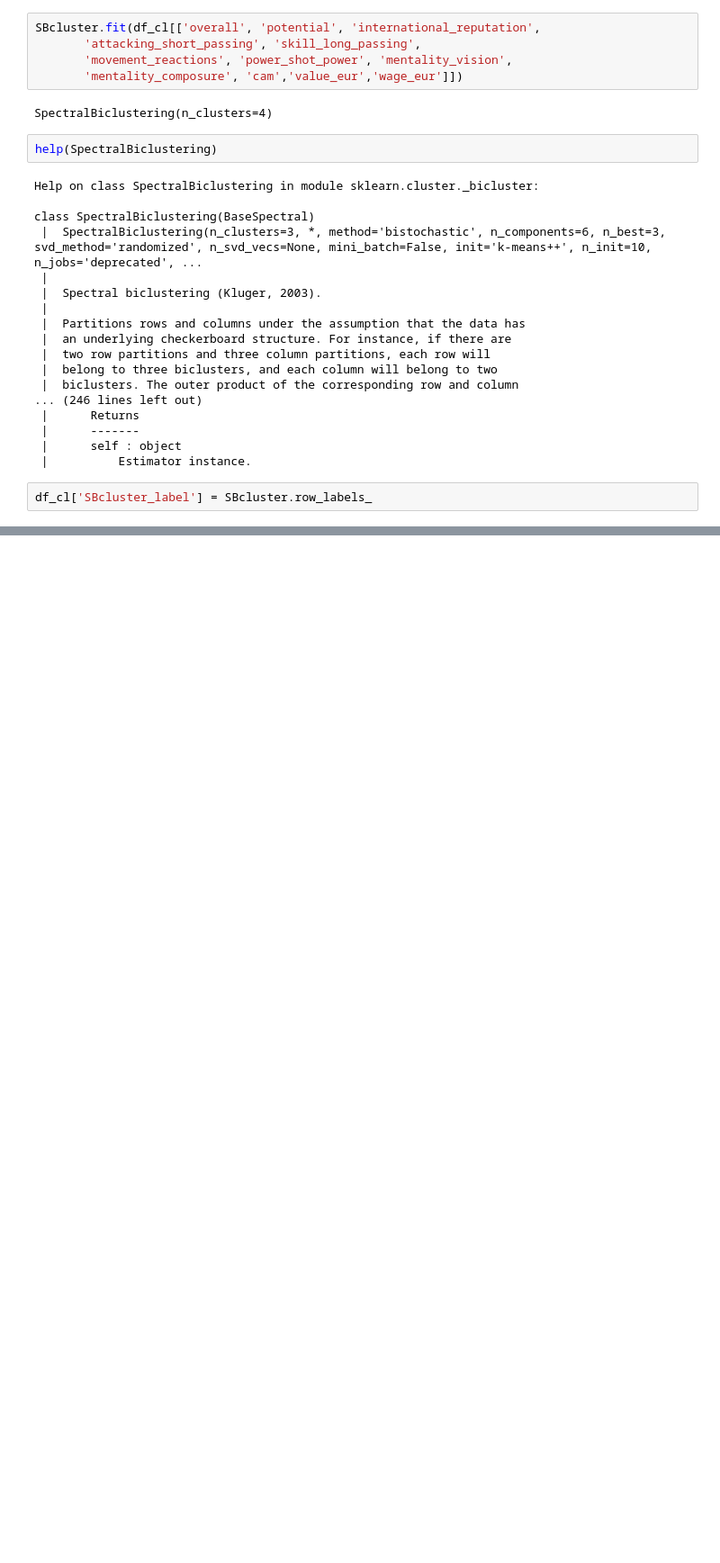
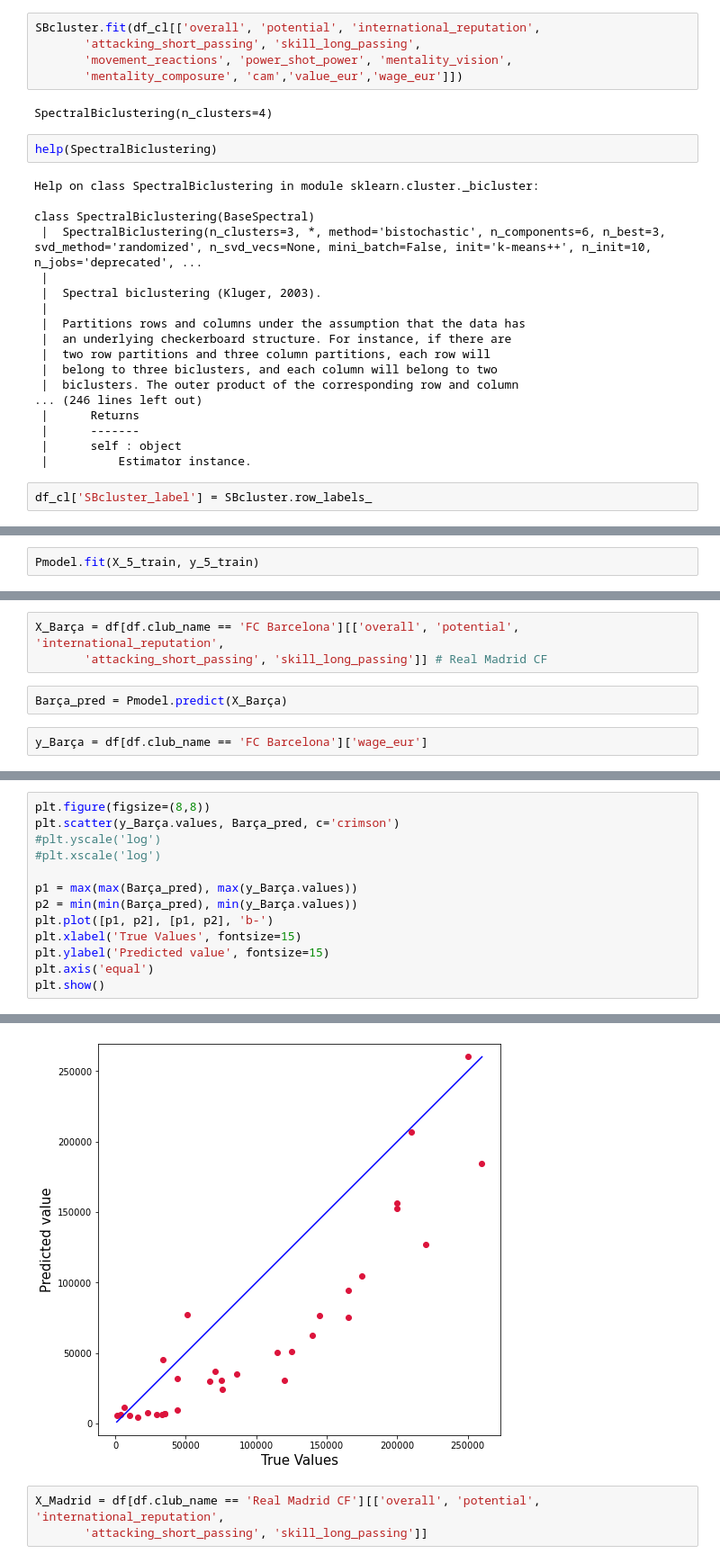
Before and after one commit to ironhack-bcn-data-pt/PR06-Machine-Learning-Group-Project, a Jupyter notebook: LazyModels.ipynb, the cells around one changed output, grey strips where cells are left out. Shown at 90% size. Saved outputs shown, nothing was run; the diff lists cells and outputs as text; blank space fills up the shorter version.

Commit message:
added regressions plots for Barça and Madrid

```diff
--- a/LazyModels.ipynb
+++ b/LazyModels.ipynb
@@ -540,0 +566,2 @@ sns.scatterplot(x=df_cl.wage_eur,y=df_cl.value_eur,hue=df_cl.SBcluster_label)
+# %%
+Pmodel.fit(X_5_train, y_5_train)
@@ -540,0 +586,7 @@ sns.scatterplot(x=df_cl.wage_eur,y=df_cl.value_eur,hue=df_cl.SBcluster_label)
+# %%
+X_Barça = df[df.club_name == 'FC Barcelona'][['overall', 'potential', 'international_reputation',
+       'attacking_short_passing', 'skill_long_passing']] # Real Madrid CF
+# %%
+Barça_pred = Pmodel.predict(X_Barça)
+# %%
+y_Barça = df[df.club_name == 'FC Barcelona']['wage_eur']
@@ -540,0 +645,14 @@ sns.scatterplot(x=df_cl.wage_eur,y=df_cl.value_eur,hue=df_cl.SBcluster_label)
+# %%
+plt.figure(figsize=(8,8))
+plt.scatter(y_Barça.values, Barça_pred, c='crimson')
+#plt.yscale('log')
+#plt.xscale('log')
+
+p1 = max(max(Barça_pred), max(y_Barça.values))
+p2 = min(min(Barça_pred), min(y_Barça.values))
+plt.plot([p1, p2], [p1, p2], 'b-')
+plt.xlabel('True Values', fontsize=15)
+plt.ylabel('Predicted value', fontsize=15)
+plt.axis('equal')
+plt.show()
+# %% [output]
@@ -540,0 +666,4 @@ sns.scatterplot(x=df_cl.wage_eur,y=df_cl.value_eur,hue=df_cl.SBcluster_label)
+[figure, added]
+# %%
+X_Madrid = df[df.club_name == 'Real Madrid CF'][['overall', 'potential', 'international_reputation',
+       'attacking_short_passing', 'skill_long_passing']]
```
Also changed, not shown: parts of 17 cells of this notebook.
